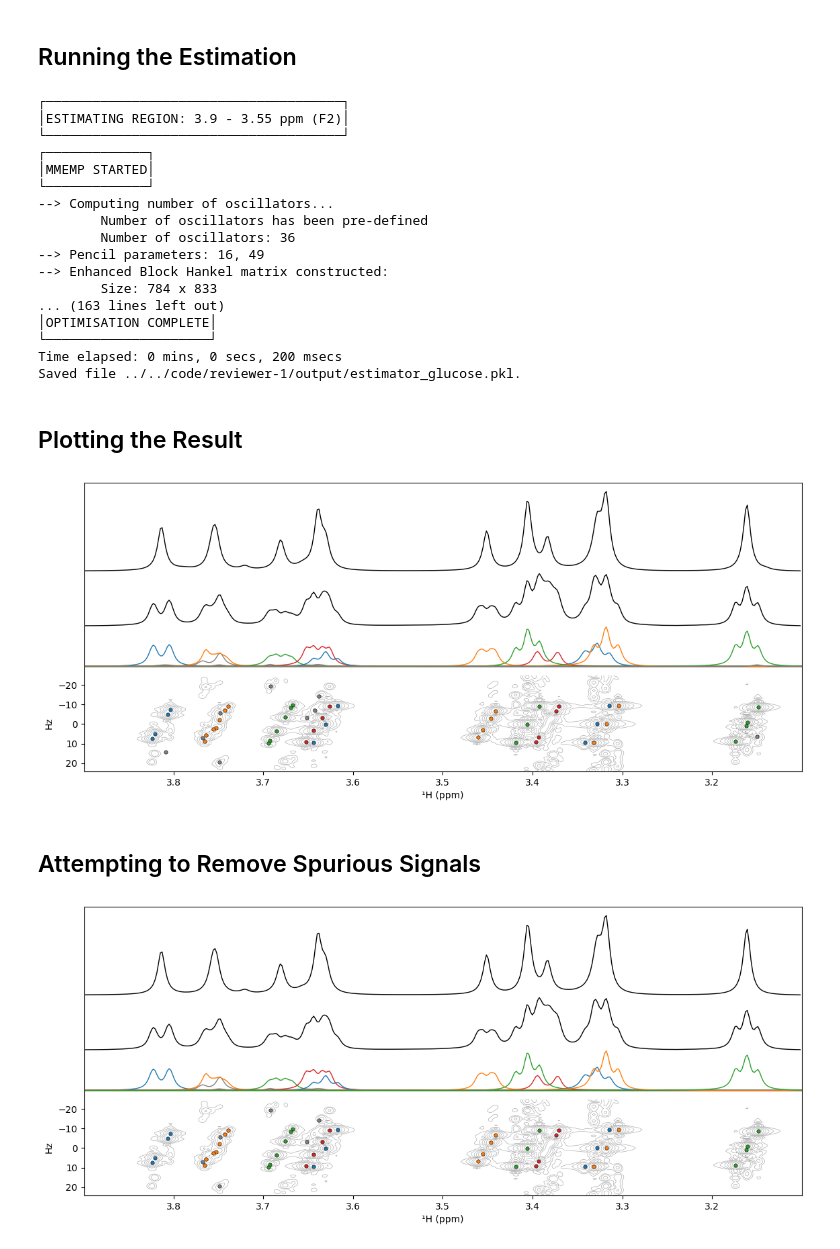
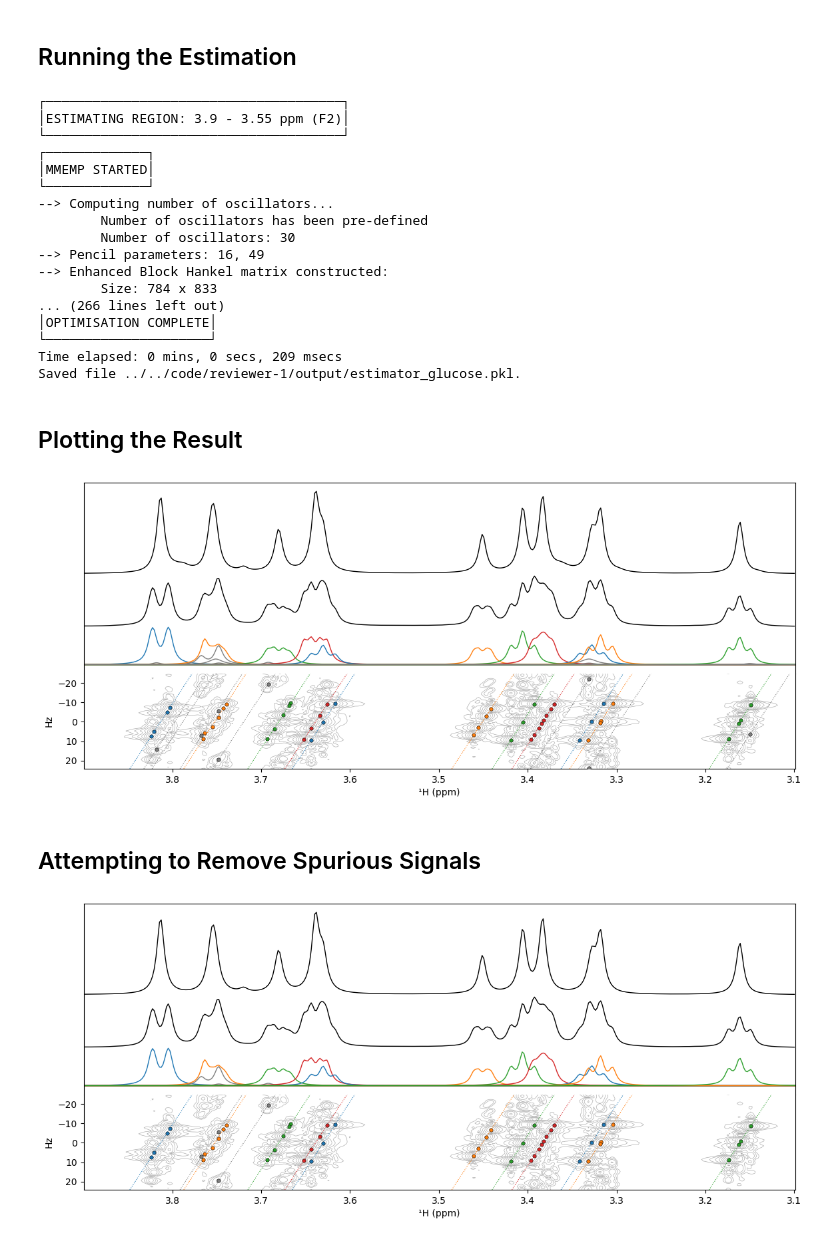
Before and after one commit to foroozandehgroup/cupid-data, a Jupyter notebook: code/reviewer-1/glucose.ipynb, the cells around one changed output. Drawn from its saved outputs; the diff is of its cells as text; code cells hidden in the pictures.

```diff
--- a/code/reviewer-1/glucose.ipynb
+++ b/code/reviewer-1/glucose.ipynb
@@ -40,15 +22,9 @@ if estimator_path.is_file():
     estimator = ne.Estimator2DJ.from_pickle(estimator_path)
 else:
     estimator = ne.Estimator2DJ.new_bruker(data_path)
-    for i, fid in enumerate(estimator._data):
-        estimator._data[i] = solvent_suppression(fid)
     estimator._data = ne.sig.exp_apodisation(estimator._data, 3.0, axes=[1])
-    estimator.phase_data(4.693, -12.828)
+    estimator.phase_data(0.073, -5.347)
     estimator.baseline_correction()
-    # After processing, the last 2 points in the direct dimension were corrupted.
-    # These are removed to prevent the presence of wiggles in the spectrum
-    estimator._data = estimator._data[:, :-2]
-    estimator.default_pts = estimator._data.shape
     estimator.to_pickle(estimator_path)
 # %% [output]
 Saved file ../../code/reviewer-1/output/estimator_glucose.pkl.
@@ -87,12 +63,12 @@ except ValueError:
         (3.55, 3.24),
         (3.24, 3.10),
     ]
-    initial_guesses = [36, 20, None]
+    initial_guesses = [30, 25, 6]
     estimation_kwargs = dict(
         region_unit="ppm",
         noise_region=(6.6, 6.2),
         check_neg_amps_every=50,
-        max_iterations=200,
+        max_iterations=1500,
     )
     for region, initial_guess in zip(regions, initial_guesses):
         estimator.estimate(
@@ -110,42 +86,41 @@ except ValueError:
 └─────────────┘
 --> Computing number of oscillators...
         Number of oscillators has been pre-defined
-        Number of oscillators: 36
+        Number of oscillators: 30
 --> Pencil parameters: 16, 49
 --> Enhanced Block Hankel matrix constructed:
         Size: 784 x 833
-... (163 lines left out)
+... (266 lines left out)
 │OPTIMISATION COMPLETE│
 └─────────────────────┘
-Time elapsed: 0 mins, 0 secs, 200 msecs
+Time elapsed: 0 mins, 0 secs, 209 msecs
 Saved file ../../code/reviewer-1/output/estimator_glucose.pkl.
 # %% [markdown]
 ## Plotting the Result
 # %%
 plot_kwargs = dict(
     region_unit="ppm",
     axes_bottom=0.1,
     contour_base=1.0e4,
     contour_factor=2.0,
     contour_nlevels=10,
     contour_color="#b0b0b0",
     marker_size=15.0,
-    multiplet_show_45=False,
     multiplet_show_center_freq=False,
     figsize=(12.0, 5.0),
     lb=4.0,
 )
 
 colors = plt.rcParams["axes.prop_cycle"].by_key()["color"][:4]
 colors.append("#808080")
 mp_colors = [
     colors[i] for i in
-    [0, -1, -1, 1, -1, 2, -1, -1, 3, 0, 1, 2, 3, 0, 1, 2, -1]
+    [0, -1, -1, -1, 1, -1, 2, 3, 0, 1, 2, 3, -1, 0, 1, -1, 2, -1]
 ]
 
 estimator.plot_result(multiplet_colors=mp_colors, **plot_kwargs);
 # %% [output]
-[figure, old version]
+[figure, new version]
 # %% [markdown]
 ## Attempting to Remove Spurious Signals
 # %%
@@ -153,9 +128,9 @@ estimator.predict_multiplets(rm_spurious=True);
 # %%
 mp_colors = [
     colors[i] for i in
-    [0, -1, 1, -1, 2, -1, 3, 0, 1, 2, 3, 0, 1, 2]
+    [0, -1, 1, -1, 2, 3, 0, 1, 2, 3, 0, 1, 2]
 ]
 fig, _ = estimator.plot_result(multiplet_colors=mp_colors, **plot_kwargs);
 fig.savefig(output_dir / "glucose_result.png")
 # %% [output]
-[figure, old version]
+[figure, new version]
```
Also changed, not shown: parts of 3 cells of this notebook, 2 other files.
